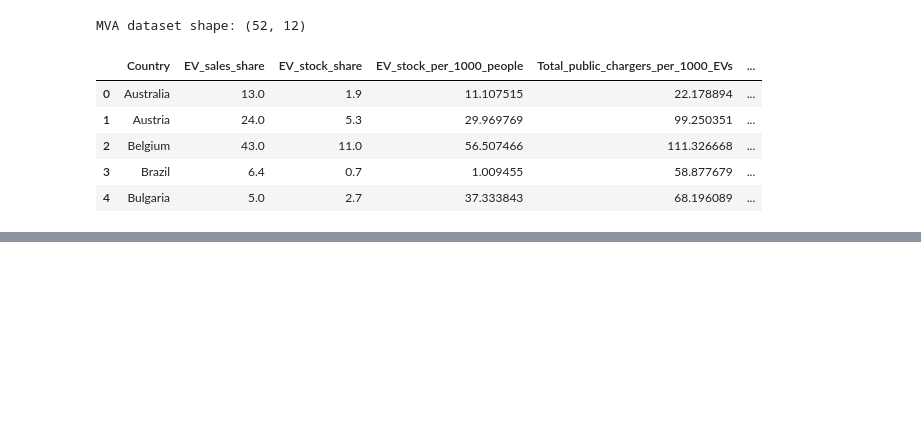
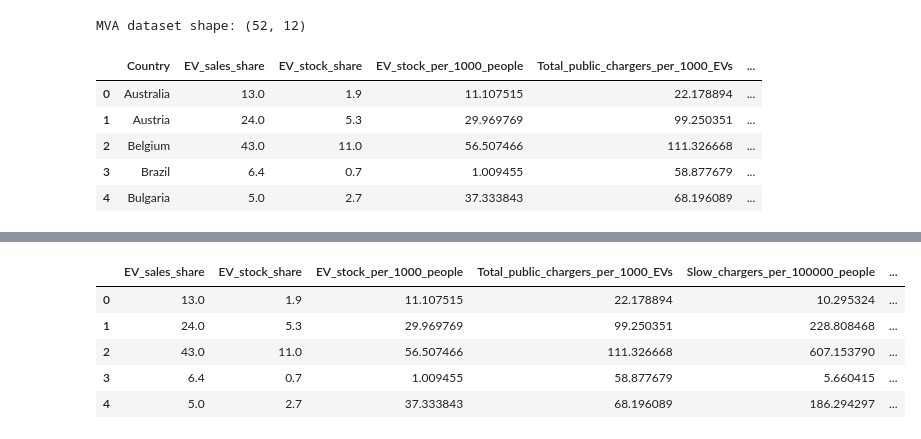
Before and after one commit to RathnamMeghana/DAV_CA1, a Jupyter notebook: index.ipynb, the cells around one changed output, grey strips where cells are left out. Saved outputs shown, nothing was run; the diff lists cells and outputs as text; code cells hidden in the pictures; blank space fills up the shorter version.

```diff
--- a/index.ipynb
+++ b/index.ipynb
@@ -918,0 +989,17 @@ MVA dataset shape: (52, 12)
+# %%
+# Keep country names separate because the analysis below only uses numeric indicators.
+countries = df_mva[["Country"]].copy()
+indicator_df = df_mva[indicator_columns].copy()
+
+# Make sure every indicator is treated as numeric before correlations and plots.
+for column in indicator_columns:
+    indicator_df[column] = pd.to_numeric(indicator_df[column], errors="coerce")
+
+indicator_df.head()
+# %% [output]
+|  | EV_sales_share | EV_stock_share | EV_stock_per_1000_people | Total_public_chargers_per_1000_EVs | Slow_chargers_per_100000_people | ... |
+| 0 | 13.0 | 1.9 | 11.107515 | 22.178894 | 10.295324 | ... |
+| 1 | 24.0 | 5.3 | 29.969769 | 99.250351 | 228.808468 | ... |
+| 2 | 43.0 | 11.0 | 56.507466 | 111.326668 | 607.153790 | ... |
+| 3 | 6.4 | 0.7 | 1.009455 | 58.877679 | 5.660415 | ... |
+| 4 | 5.0 | 2.7 | 37.333843 | 68.196089 | 186.294297 | ... |
```
Also changed, not shown: parts of 2 cells of this notebook.
